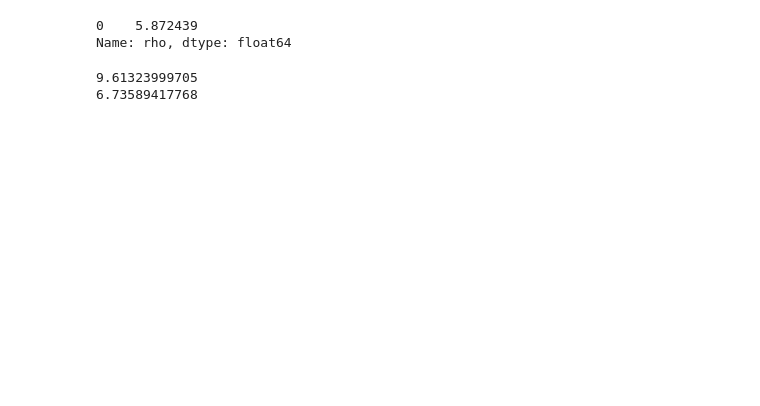
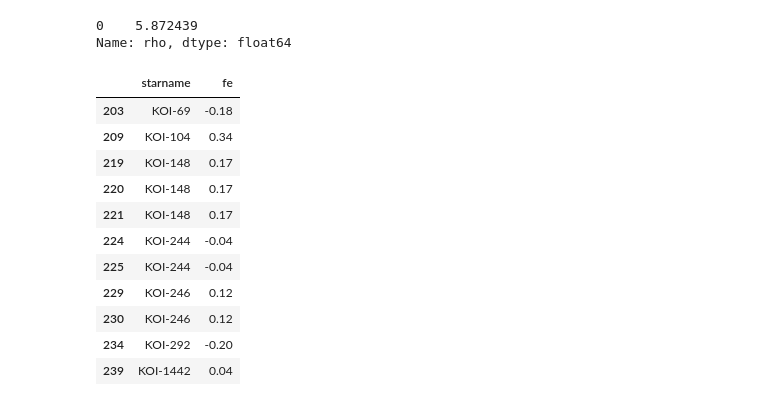
Before and after one commit to sealauren/IDL-programs, a Jupyter notebook: doppler_rvs/75732/multiplanet_stats.ipynb, the cells around one changed output. Cells and saved outputs as stored; diff of their text form; code cells hidden in the pictures; blank space fills up the shorter version.

```diff
--- a/doppler_rvs/75732/multiplanet_stats.ipynb
+++ b/doppler_rvs/75732/multiplanet_stats.ipynb
@@ -151,9 +149,18 @@ df.ix[df.name=='55 Cnc e','rho']
 # %% [output]
 0    5.872439
 Name: rho, dtype: float64
-# %%
-print 3**2.06
-print 2.59*3**0.87
-# %% [output]
-9.61323999705
-6.73589417768
+# %%
+df.ix[df.has_outer==1,['starname','fe']]
+# %% [output]
+|  | starname | fe |
+| 203 | KOI-69 | -0.18 |
+| 209 | KOI-104 | 0.34 |
+| 219 | KOI-148 | 0.17 |
+| 220 | KOI-148 | 0.17 |
+| 221 | KOI-148 | 0.17 |
+| 224 | KOI-244 | -0.04 |
+| 225 | KOI-244 | -0.04 |
+| 229 | KOI-246 | 0.12 |
+| 230 | KOI-246 | 0.12 |
+| 234 | KOI-292 | -0.20 |
+| 239 | KOI-1442 | 0.04 |
```
Also changed, not shown: parts of 5 cells of this notebook.
